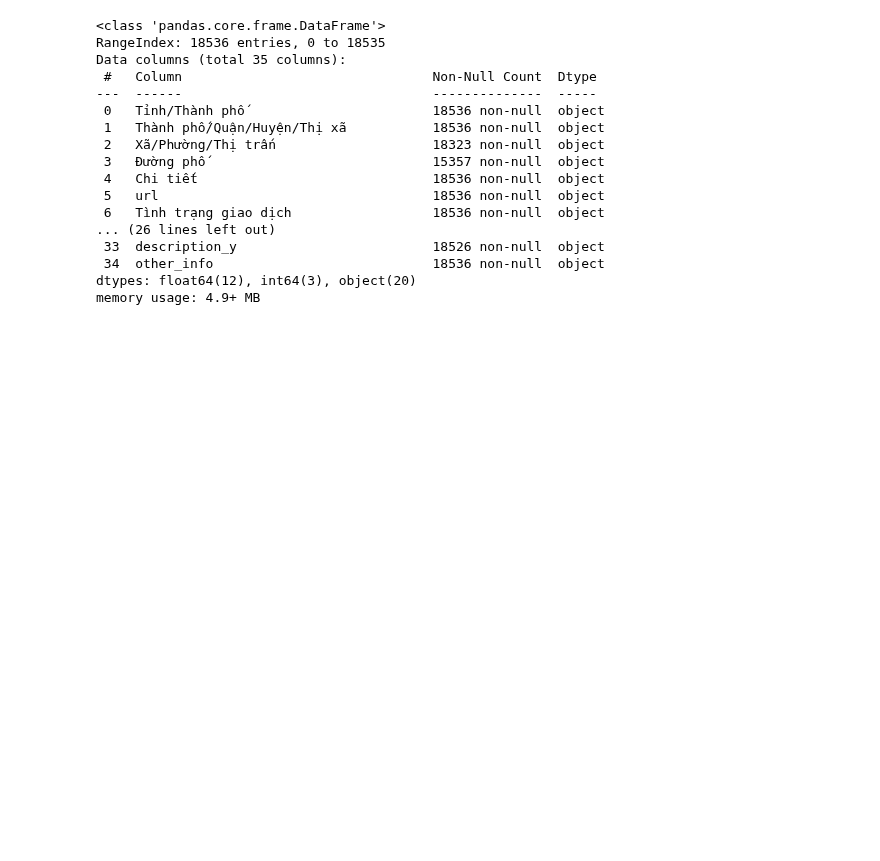
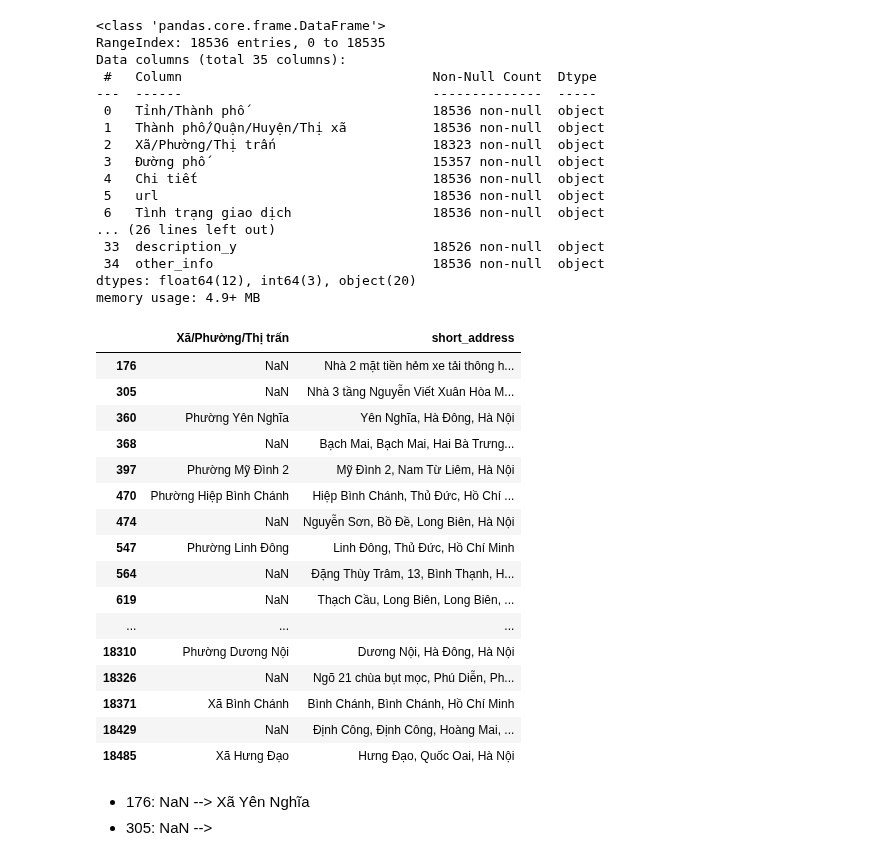
Before and after one commit to PhamMaiLinh-2403/estates-scraping-bds, a Jupyter notebook: test.ipynb, the cells around one changed output. Drawn from its saved outputs; the diff is of its cells as text; code cells hidden in the pictures; blank space fills up the shorter version.

Commit message:
test cleaned file

```diff
--- a/test.ipynb
+++ b/test.ipynb
@@ -71,3 +71,42 @@ Data columns (total 35 columns):
  34  other_info                            18536 non-null  object
 dtypes: float64(12), int64(3), object(20)
 memory usage: 4.9+ MB
+# %%
+import numpy as np
+
+def correct_phuong(row):
+    xaphuong = row['Xã/Phường/Thị trấn']
+    short_add = row['short_address']
+    if type(xaphuong) == float or type(short_add) == float:
+        return 0
+    if xaphuong in short_add:
+        return 1
+    return 0
+
+cleaned['correct_phuong'] = cleaned.apply(correct_phuong, axis=1)
+incorrect_phuong = cleaned[cleaned['correct_phuong'] == 0]
+# %%
+pd.set_option('display.max_columns', None)
+
+incorrect_phuong[['Xã/Phường/Thị trấn', 'short_address']]
+# %% [output]
+|  | Xã/Phường/Thị trấn | short_address |
+| 176 | NaN | Nhà 2 mặt tiền hẻm xe tải thông h... |
+| 305 | NaN | Nhà 3 tầng Nguyễn Viết Xuân Hòa M... |
+| 360 | Phường Yên Nghĩa | Yên Nghĩa, Hà Đông, Hà Nội |
+| 368 | NaN | Bạch Mai, Bạch Mai, Hai Bà Trưng... |
+| 397 | Phường Mỹ Đình 2 | Mỹ Đình 2, Nam Từ Liêm, Hà Nội |
+| 470 | Phường Hiệp Bình Chánh | Hiệp Bình Chánh, Thủ Đức, Hồ Chí ... |
+| 474 | NaN | Nguyễn Sơn, Bồ Đề, Long Biên, Hà Nội |
+| 547 | Phường Linh Đông | Linh Đông, Thủ Đức, Hồ Chí Minh |
+| 564 | NaN | Đặng Thùy Trâm, 13, Bình Thạnh, H... |
+| 619 | NaN | Thạch Cầu, Long Biên, Long Biên, ... |
+| ... | ... | ... |
+| 18310 | Phường Dương Nội | Dương Nội, Hà Đông, Hà Nội |
+| 18326 | NaN | Ngõ 21 chùa bụt mọc, Phú Diễn, Ph... |
+| 18371 | Xã Bình Chánh | Bình Chánh, Bình Chánh, Hồ Chí Minh |
+| 18429 | NaN | Định Công, Định Công, Hoàng Mai, ... |
+| 18485 | Xã Hưng Đạo | Hưng Đạo, Quốc Oai, Hà Nội |
+# %% [markdown]
+- 176: NaN --> Xã Yên Nghĩa
+- 305: NaN -->
```
Also changed, not shown: 1 other file.
